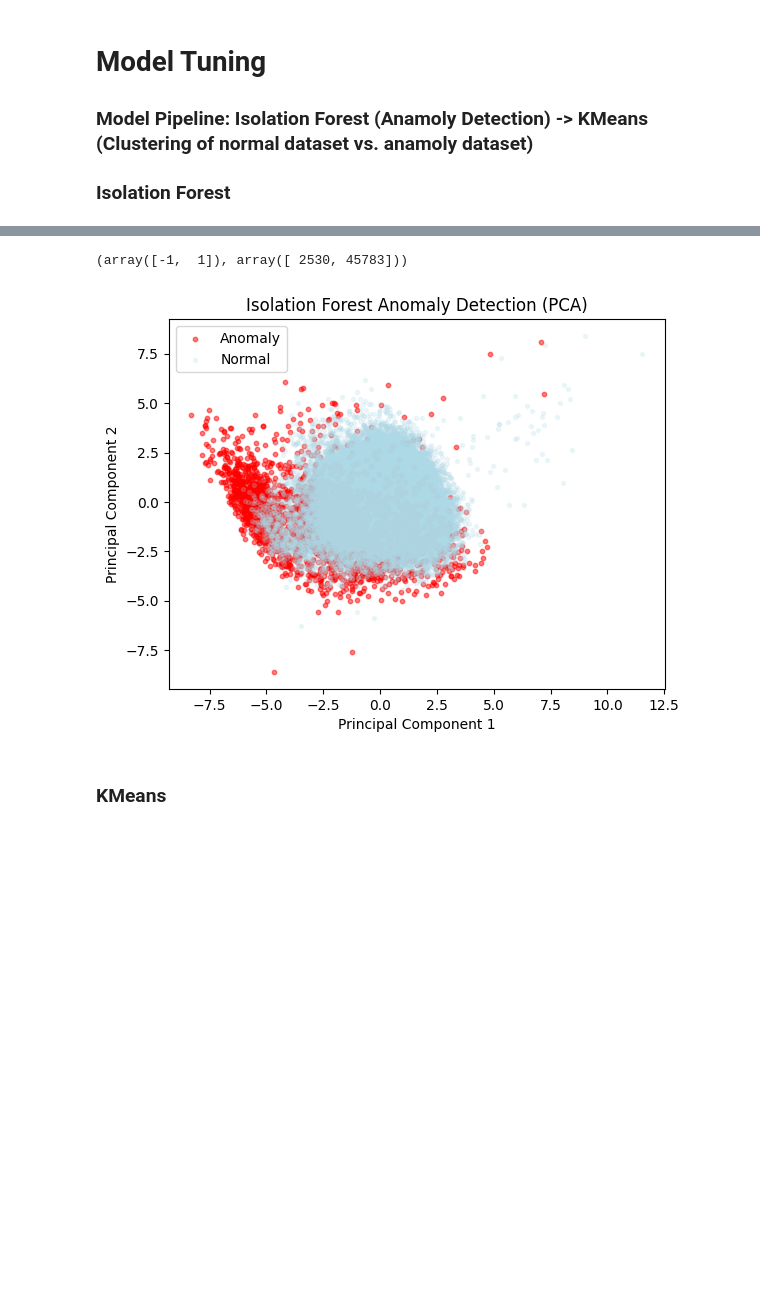
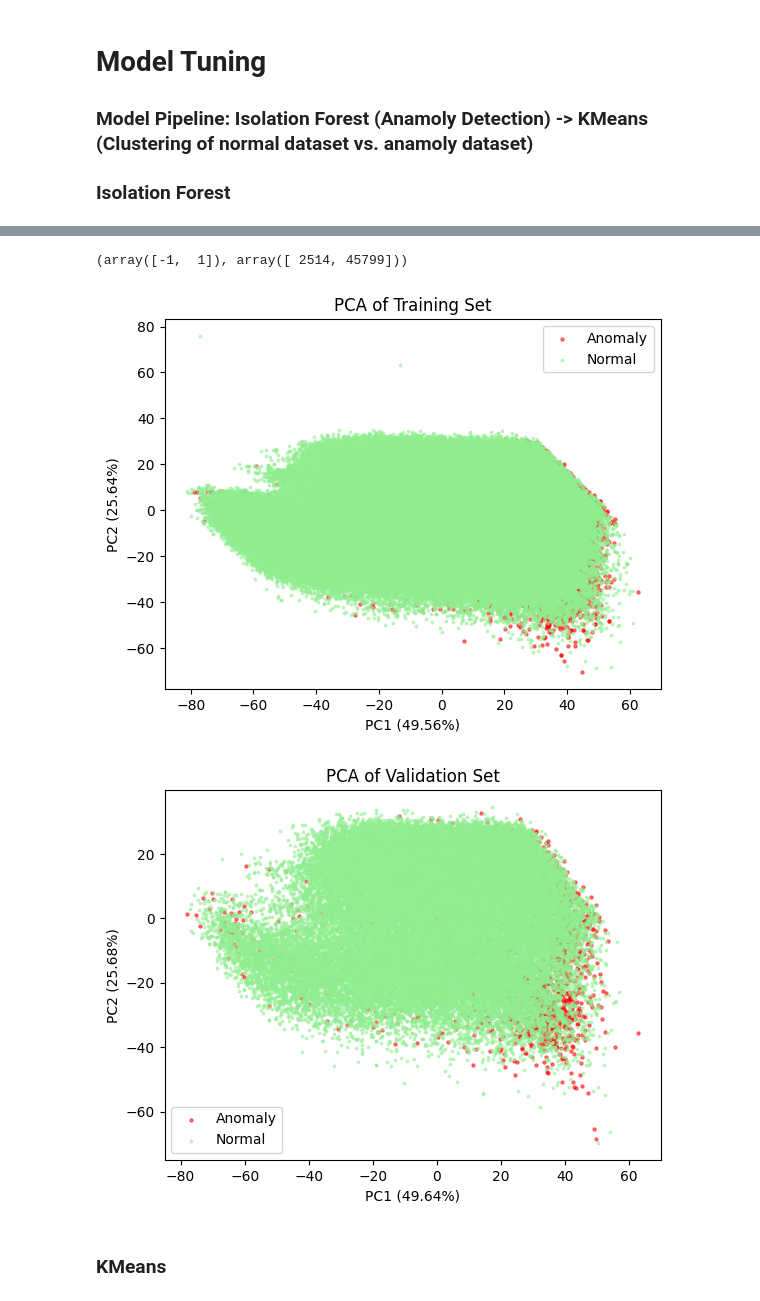
Before and after one commit to XmanJL/rolypoly-in-need4data, a Jupyter notebook: experiments/clustering.ipynb, the cells around one changed output, grey strips where cells are left out. Drawn from its saved outputs; the diff is of its cells as text; code cells hidden in the pictures; blank space fills up the shorter version.

```diff
--- a/experiments/clustering.ipynb
+++ b/experiments/clustering.ipynb
@@ -455,9 +458,11 @@ Index([], dtype='object')
 # %%
 # IsolationForest
 SEED = 67
+
 # 80% train, 10% validation, 10% test split
-X_train, X_remaining = train_test_split(X_selected_df, test_size=0.2, random_state=SEED)
+X_train, X_remaining = train_test_split(selected_df, test_size=0.2, random_state=SEED)
 X_val, X_test = train_test_split(X_remaining, test_size=0.5, random_state=SEED)
+
 # Train
 model = IsolationForest(n_estimators=200, contamination=0.05, random_state=SEED)
 model.fit(X_train)
@@ -472,36 +477,36 @@ val_pred = model.predict(X_val)
 # stats
 np.unique(val_pred, return_counts=True)
 # %% [output]
-(array([-1,  1]), array([ 2530, 45783]))
+(array([-1,  1]), array([ 2514, 45799]))
 # %%
 # PCA Analysis for anamaly detection
+def plot_pca(X, pred, title):
+    # Reduce to 2 dimensions
+    pca = PCA(n_components=2, svd_solver='full', random_state=SEED)
+    pca.fit(X)
+    X_pca = pca.transform(X)
 
-# Scale features for PCA
-scaler = StandardScaler()
-X_train_scaled = scaler.fit_transform(X_train)
-X_val_scaled = scaler.transform(X_val)
+    # Plot Anomalous observations
+    plt.scatter(X_pca[pred == -1, 0], X_pca[pred == -1, 1], c="red",
+        s=5, alpha=0.5, label="Anomaly"
+    )
 
-# Reduce to 2 dimensions
-pca = PCA(n_components=2, svd_solver='full', random_state=SEED)
-pca.fit(X_train_scaled)
-X_pca = pca.transform(X_val_scaled)
+    # Plot Normal observations
+    plt.scatter(X_pca[pred == 1, 0], X_pca[pred == 1, 1], c="lightgreen", s=3,
+        alpha=0.5, label="Normal"
+    )
 
-# Plot Anomalous observations
-plt.scatter(X_pca[val_pred == -1, 0], X_pca[val_pred == -1, 1], c="red",
-    s=10, alpha=0.5, label="Anomaly"
-)
-
-# Plot Normal observations
-plt.scatter(X_pca[val_pred == 1, 0], X_pca[val_pred == 1, 1], c="lightblue", s=8,
-    alpha=0.2, label="Normal"
-)
-
-plt.xlabel("Principal Component 1")
-plt.ylabel("Principal Component 2")
-plt.title("Isolation Forest Anomaly Detection (PCA)")
-plt.legend()
-plt.show()
+    plt.xlabel(f"PC1 ({pca.explained_variance_ratio_[0] * 100:.2f}%)")
+    plt.ylabel(f"PC2 ({pca.explained_variance_ratio_[1] * 100:.2f}%)")
+    plt.title(title)
+    plt.legend()
+    plt.show()
-# %% [output]
-[figure, removed]
+# %%
+# PCA
+plot_pca(X_train, train_pred, "PCA of Training Set")
+plot_pca(X_val, val_pred, "PCA of Validation Set")
+# %% [output]
+[figure, added]
+[figure, added]
 # %% [markdown]
 ### KMeans
```
Also changed, not shown: parts of 15 cells of this notebook, 1 other file.
